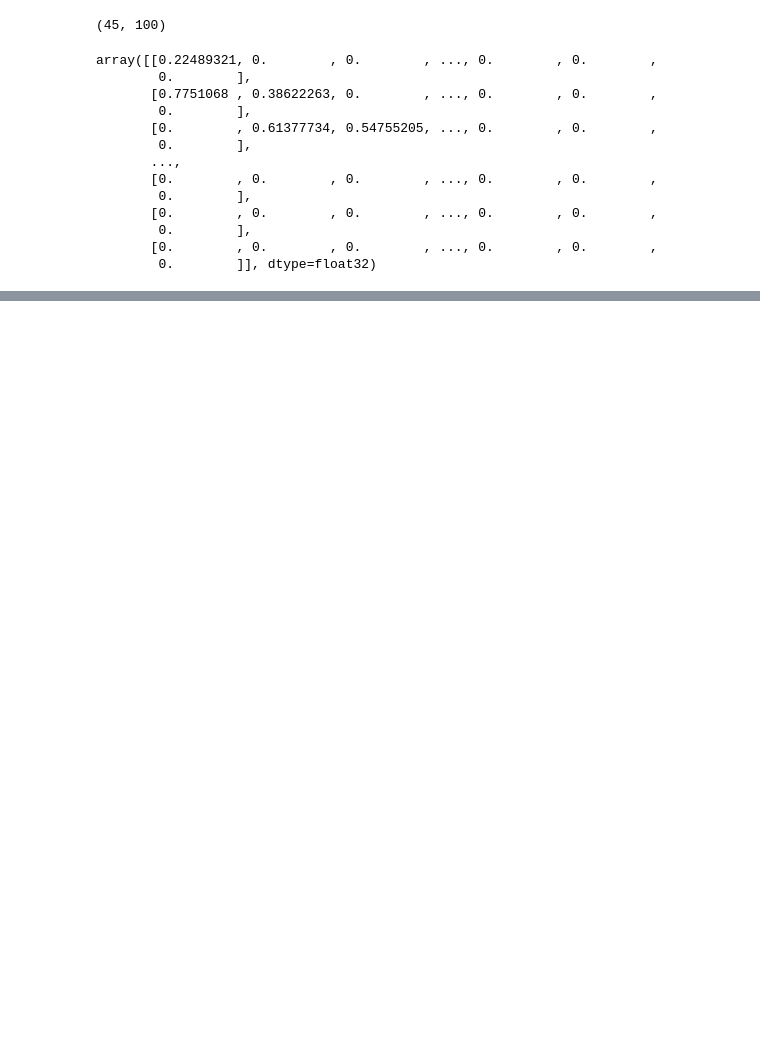
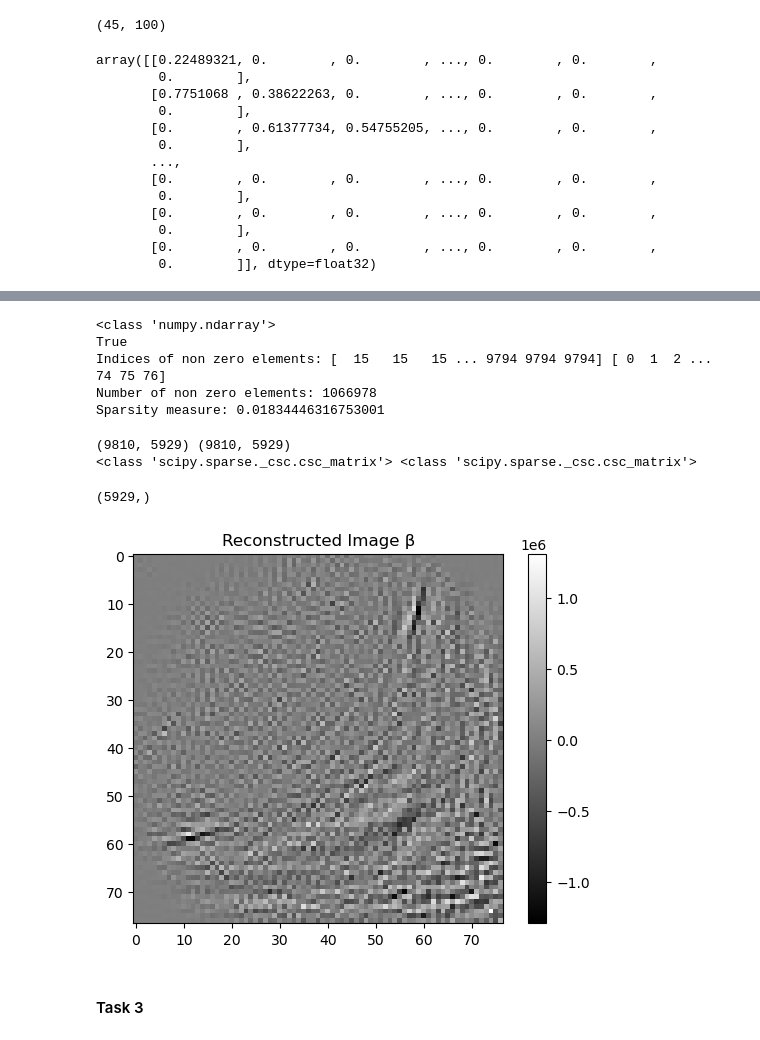
Before and after one commit to PrioteasaAndrei/ML-Essentials, a Jupyter notebook: exercise-04/src/main.ipynb, the cells around one changed output, grey strips where cells are left out. Saved outputs shown, nothing was run; the diff lists cells and outputs as text; code cells hidden in the pictures; blank space fills up the shorter version.

```diff
--- a/exercise-04/src/main.ipynb
+++ b/exercise-04/src/main.ipynb
@@ -127,0 +113,54 @@ plt.imshow(X, cmap='gray')
+# %%
+import scipy.sparse
+
+M = 77 ## 195
+
+## load the data
+data_path = "../data/"
+
+if M == 77:
+    alphas = np.load(data_path + "alphas_77.npy",allow_pickle=True)
+    y = np.load(data_path + "y_77.npy",allow_pickle=True)
+    X = np.load(data_path + "X_77.npy",allow_pickle=True)
+    X = scipy.sparse.csc_matrix(X.all())
+else:
+    alphas = np.load(data_path + "alphas_195.npy",allow_pickle=True)
+    y = np.load(data_path + "y_195.npy",allow_pickle=True)
+    # X = np.load(data_path + "X.npy",allow_pickle=True)
+
+
+print(scipy.sparse.issparse(X))
+print("Indices of non zero elements:",scipy.sparse.find(X)[0],scipy.sparse.find(X)[1])
+print("Number of non zero elements:",X.nnz)
+print("Sparsity measure:",X.nnz/(X.shape[0]*X.shape[1]))
+# %% [output]
+<class 'numpy.ndarray'>
+True
+Indices of non zero elements: [  15   15   15 ... 9794 9794 9794] [ 0  1  2 ... 74 75 76]
+Number of non zero elements: 1066978
+Sparsity measure: 0.01834446316753001
+# %%
+print(X.shape,design_matrix.shape)
+design_matrix = construct_X(M, alphas, Np=None)
+design_matrix = scipy.sparse.csc_matrix(design_matrix)
+print(type(design_matrix),type(X))
+# %% [output]
+(9810, 5929) (9810, 5929)
+<class 'scipy.sparse._csc.csc_matrix'> <class 'scipy.sparse._csc.csc_matrix'>
+# %%
+result = scipy.sparse.linalg.lsqr(design_matrix, y)
+beta = result[0]
+print(beta.shape)
+M = 77
+beta = beta.reshape(M,M)
+
+# Visualize the reconstructed image
+plt.imshow(beta, cmap='gray')
+plt.title('Reconstructed Image β')
+plt.colorbar()
+plt.show()
+# %% [output]
+(5929,)
+[figure, added]
+# %% [markdown]
+#### Task 3
```
Also changed, not shown: parts of 7 cells of this notebook.
